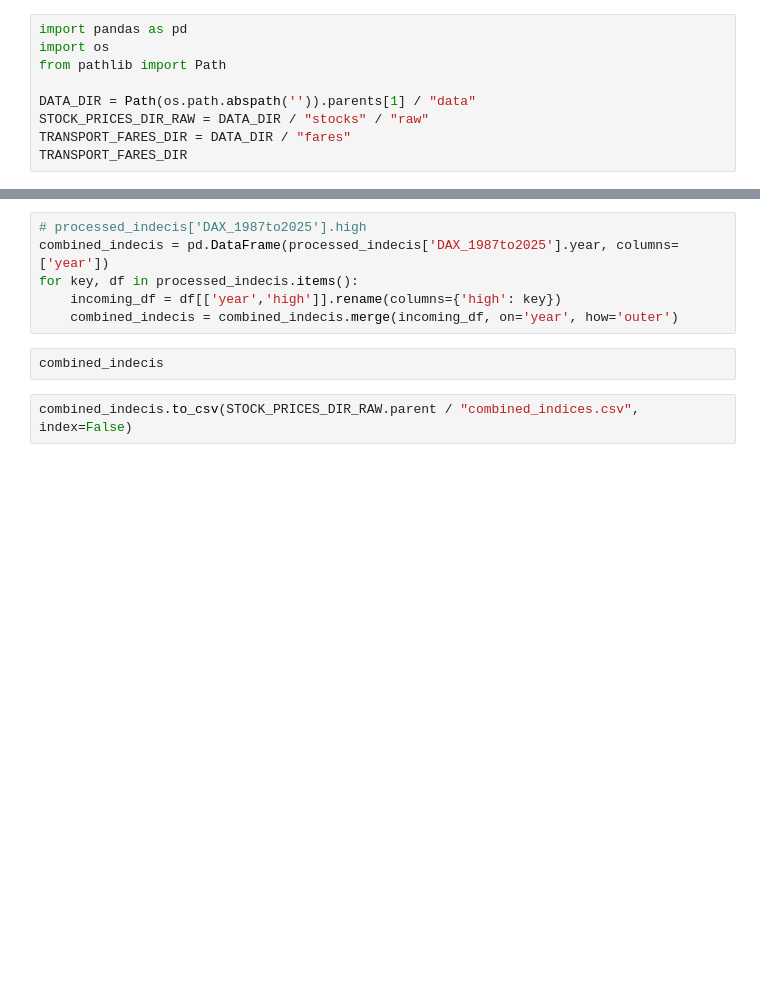
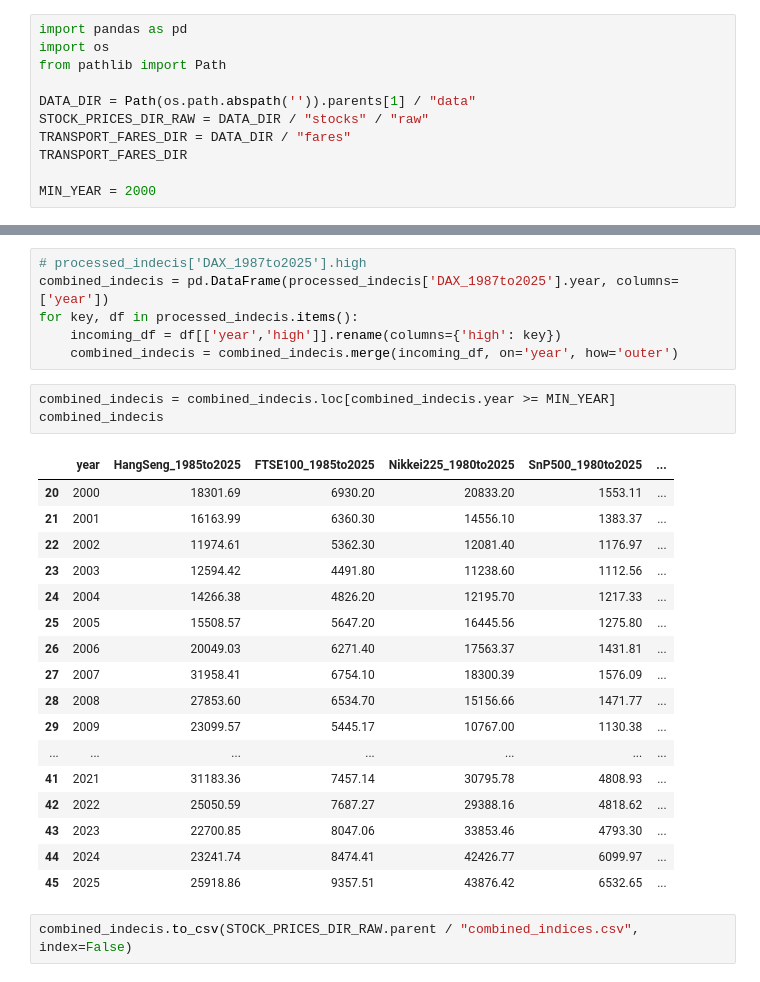
Before and after one commit to avekassy1/tfl-price-visualisations, a Jupyter notebook: src/notebooks/preprocessing.ipynb, the cells around one changed output, grey strips where cells are left out. Saved outputs shown, nothing was run; the diff lists cells and outputs as text; blank space fills up the shorter version.

Commit message:
Add data preprocessing for comparison plot
Filtering dataframes by year, normalising series
to the first value being 1.0, synchronising fare
prices with stock prices in case of NaNs

```diff
--- a/src/notebooks/preprocessing.ipynb
+++ b/src/notebooks/preprocessing.ipynb
@@ -7,6 +7,8 @@ DATA_DIR = Path(os.path.abspath('')).parents[1] / "data"
 STOCK_PRICES_DIR_RAW = DATA_DIR / "stocks" / "raw"
 TRANSPORT_FARES_DIR = DATA_DIR / "fares"
 TRANSPORT_FARES_DIR
+
+MIN_YEAR = 2000
 # %% [markdown]
 # Transport Fares
 # %%
@@ -60,7 +95,26 @@ combined_indecis = pd.DataFrame(processed_indecis['DAX_1987to2025'].year, column
 for key, df in processed_indecis.items():
     incoming_df = df[['year','high']].rename(columns={'high': key})
     combined_indecis = combined_indecis.merge(incoming_df, on='year', how='outer')
-# %%
-combined_indecis
+# %%
+combined_indecis = combined_indecis.loc[combined_indecis.year >= MIN_YEAR]
+combined_indecis
+# %% [output]
+|  | year | HangSeng_1985to2025 | FTSE100_1985to2025 | Nikkei225_1980to2025 | SnP500_1980to2025 | ... |
+| 20 | 2000 | 18301.69 | 6930.20 | 20833.20 | 1553.11 | ... |
+| 21 | 2001 | 16163.99 | 6360.30 | 14556.10 | 1383.37 | ... |
+| 22 | 2002 | 11974.61 | 5362.30 | 12081.40 | 1176.97 | ... |
+| 23 | 2003 | 12594.42 | 4491.80 | 11238.60 | 1112.56 | ... |
+| 24 | 2004 | 14266.38 | 4826.20 | 12195.70 | 1217.33 | ... |
+| 25 | 2005 | 15508.57 | 5647.20 | 16445.56 | 1275.80 | ... |
+| 26 | 2006 | 20049.03 | 6271.40 | 17563.37 | 1431.81 | ... |
+| 27 | 2007 | 31958.41 | 6754.10 | 18300.39 | 1576.09 | ... |
+| 28 | 2008 | 27853.60 | 6534.70 | 15156.66 | 1471.77 | ... |
+| 29 | 2009 | 23099.57 | 5445.17 | 10767.00 | 1130.38 | ... |
+| ... | ... | ... | ... | ... | ... | ... |
+| 41 | 2021 | 31183.36 | 7457.14 | 30795.78 | 4808.93 | ... |
+| 42 | 2022 | 25050.59 | 7687.27 | 29388.16 | 4818.62 | ... |
+| 43 | 2023 | 22700.85 | 8047.06 | 33853.46 | 4793.30 | ... |
+| 44 | 2024 | 23241.74 | 8474.41 | 42426.77 | 6099.97 | ... |
+| 45 | 2025 | 25918.86 | 9357.51 | 43876.42 | 6532.65 | ... |
 # %%
 combined_indecis.to_csv(STOCK_PRICES_DIR_RAW.parent / "combined_indices.csv", index=False)
```
Also changed, not shown: parts of 4 cells of this notebook, 5 other files.
